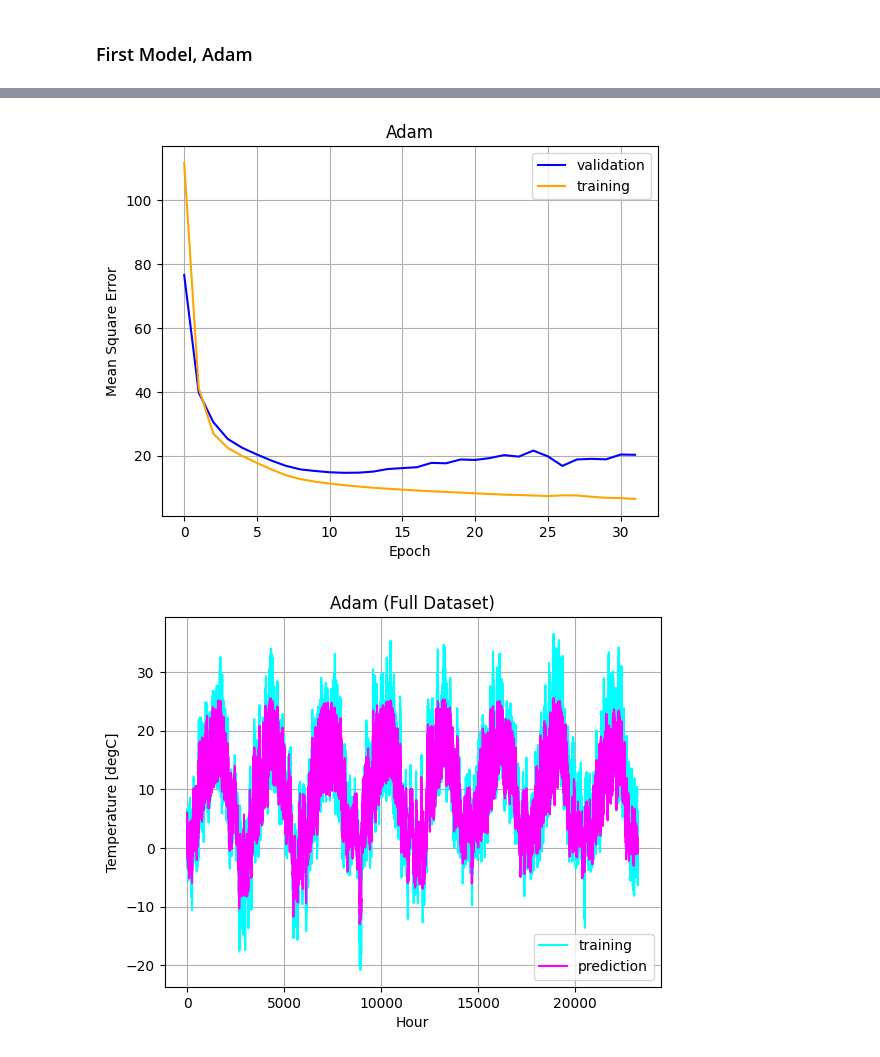
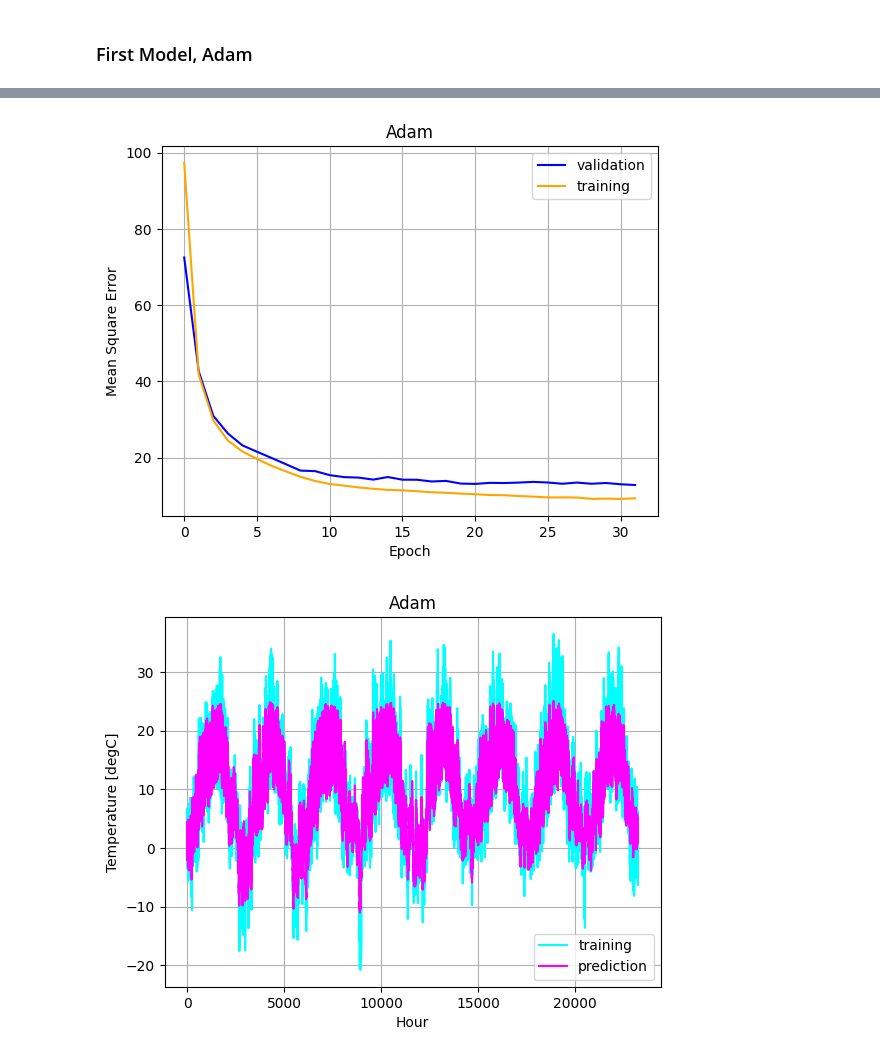
Before and after one commit to chakryaros/IDC6146, a Jupyter notebook: Jena3_RNN_OLD.ipynb, the cells around one changed output, grey strips where cells are left out. Cells and saved outputs as stored; diff of their text form; code cells hidden in the pictures.

```diff
--- a/Jena3_RNN_OLD.ipynb
+++ b/Jena3_RNN_OLD.ipynb
@@ -103,28 +101,46 @@ Wall time: 2.44 s
 fixMe=tf.keras.layers.Normalization()
 fixMe.adapt(xTrain)
 # %%
-# Build & train model function
-def model_build(myOpti):
-    #Build it exactly the same every time
-    tf.random.set_seed(19)
+# Build & train model functions
+def model_core():
     model = tf.keras.Sequential(
         [
             tf.keras.Input(shape=(blk_len,col_len)),
             fixMe,
             tf.keras.layers.LSTM(64),
+            tf.keras.layers.Dropout(0.2),
             tf.keras.layers.Dense(1,
-                           activation='linear')
+                                  activation='linear')
         ]
     )
+    return model
+def model_build(myOpti):
+    #Build it exactly the same every time
+    tf.random.set_seed(19)
+    model=model_core()
     model.compile(loss='mean_squared_error',
                   optimizer=myOpti,
                   metrics=['mean_absolute_error'])
+    # Reduce variation in training...
+    tf.random.set_seed(17)
+    print("History Match:")
     myHis=model.fit(xTrain,
                     y_train,
                     batch_size=bat_len,
                     epochs=epo_len,
                     validation_split=val_fra)
+    print("\n")
+    print("Evaluate Model:")
+    myEva=model.evaluate(xTrain,
+                         y_train,
+                         batch_size=bat_len)
+    print("All Sample MSE:",myEva[0])
+    print("All Sample MAE:",myEva[1])
+    print("\n")
+    print("Make Predictions:")
     myPre=model.predict(xTrain)
+    print("\n")
+    print("Timing:")
     return myHis,myPre
 # %% [markdown]
 ### First Model, Adam
@@ -159,15 +175,15 @@ plt.title('Adam')
 plt.grid()
 plt.show()
 # %% [output]
-[figure, old version]
+[figure, new version]
 # %%
 plt.plot(y_train, color='cyan')
 plt.plot(p0.flatten(), color='magenta')
 plt.ylabel('Temperature [degC]')
 plt.xlabel('Hour')
 plt.legend(['training','prediction'])
-plt.title('Adam (Full Dataset)')
+plt.title('Adam')
 plt.grid()
 plt.show()
 # %% [output]
-[figure, old version]
+[figure, new version]
```
Also changed, not shown: parts of 27 cells of this notebook, 4 other files.
